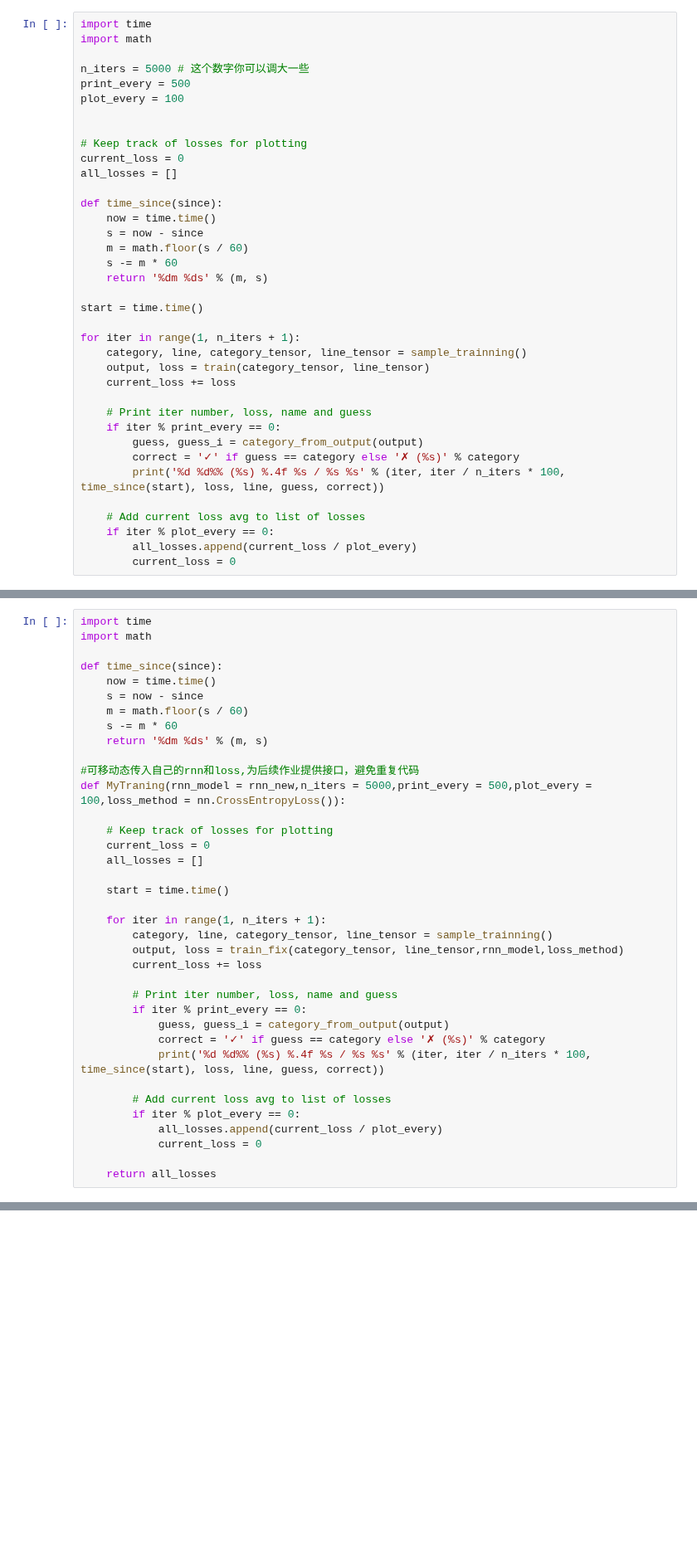
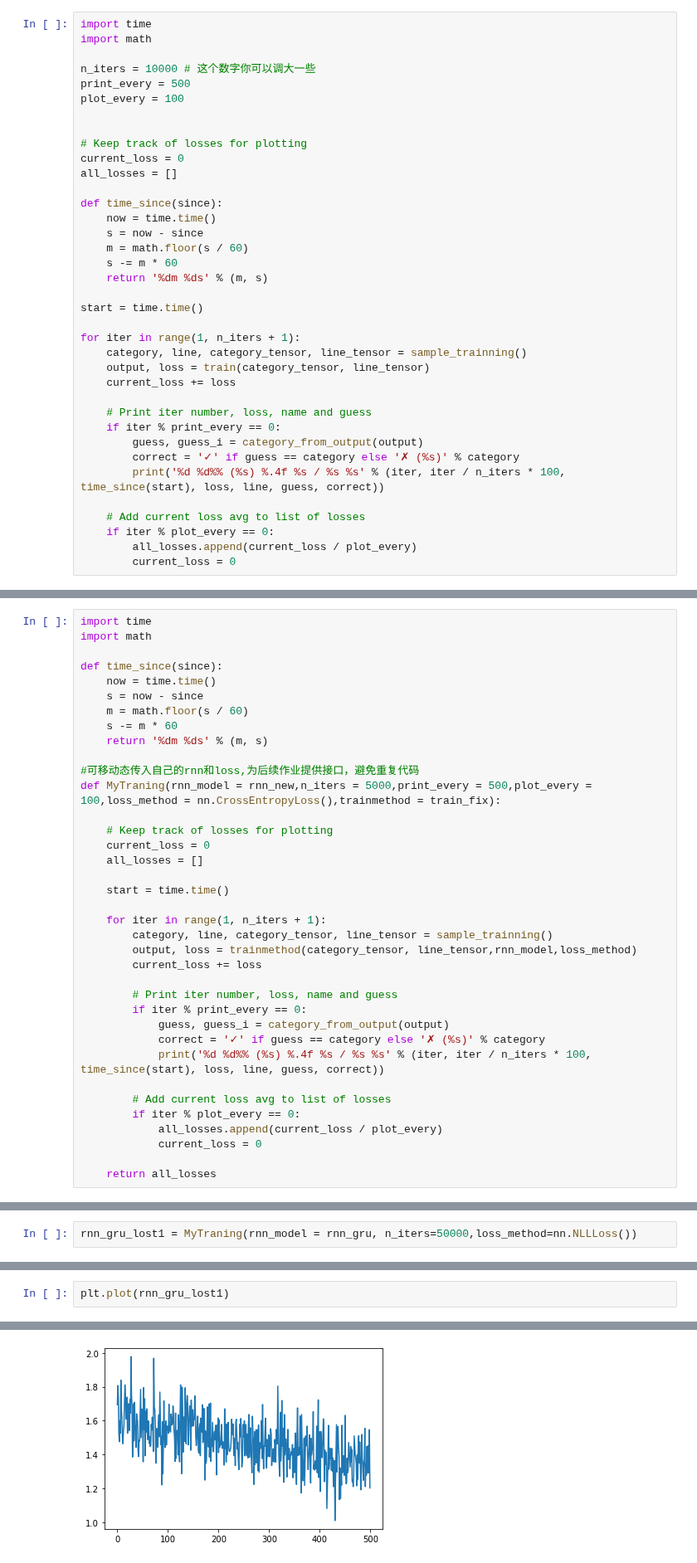
Before and after one commit to haojiefu007/MyPython, a Jupyter notebook: Nlp/assignment_7/assignment-07-rnn.ipynb, the cells around one changed output, grey strips where cells are left out. Shown at 83% size. Drawn from its saved outputs; the diff is of its cells as text; blank space fills up the shorter version.

```diff
--- a/Nlp/assignment_7/assignment-07-rnn.ipynb
+++ b/Nlp/assignment_7/assignment-07-rnn.ipynb
@@ -326,7 +326,7 @@ def train(category_tensor, line_tensor):
 import time
 import math
 
-n_iters = 5000 # 这个数字你可以调大一些
+n_iters = 10000 # 这个数字你可以调大一些
 print_every = 500
 plot_every = 100
 
@@ -569,7 +569,7 @@ def time_since(since):
     return '%dm %ds' % (m, s)
 
 #可移动态传入自己的rnn和loss,为后续作业提供接口，避免重复代码
-def MyTraning(rnn_model = rnn_new,n_iters = 5000,print_every = 500,plot_every = 100,loss_method = nn.CrossEntropyLoss()):
+def MyTraning(rnn_model = rnn_new,n_iters = 5000,print_every = 500,plot_every = 100,loss_method = nn.CrossEntropyLoss(),trainmethod = train_fix):
 
     # Keep track of losses for plotting
     current_loss = 0
@@ -579,7 +579,7 @@ def MyTraning(rnn_model = rnn_new,n_iters = 5000,print_every = 500,plot_every =
 
     for iter in range(1, n_iters + 1):
         category, line, category_tensor, line_tensor = sample_trainning()
-        output, loss = train_fix(category_tensor, line_tensor,rnn_model,loss_method)
+        output, loss = trainmethod(category_tensor, line_tensor,rnn_model,loss_method)
         current_loss += loss
 
         # Print iter number, loss, name and guess
@@ -789,0 +909,2 @@ plt.plot(rnn_gru_lost)
+# %%
+rnn_gru_lost1 = MyTraning(rnn_model = rnn_gru, n_iters=50000,loss_method=nn.NLLLoss())
@@ -789,0 +929,3 @@ plt.plot(rnn_gru_lost)
+# %%
+plt.plot(rnn_gru_lost1)
+# %% [output]
@@ -789,0 +933 @@ plt.plot(rnn_gru_lost)
+[figure, added]
```
Also changed, not shown: parts of 13 cells of this notebook.
